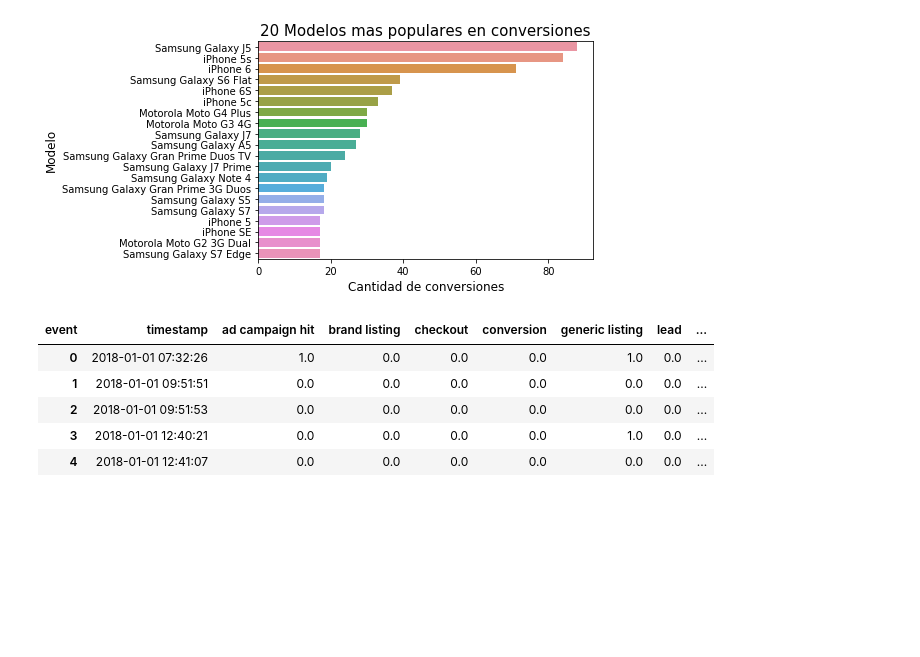
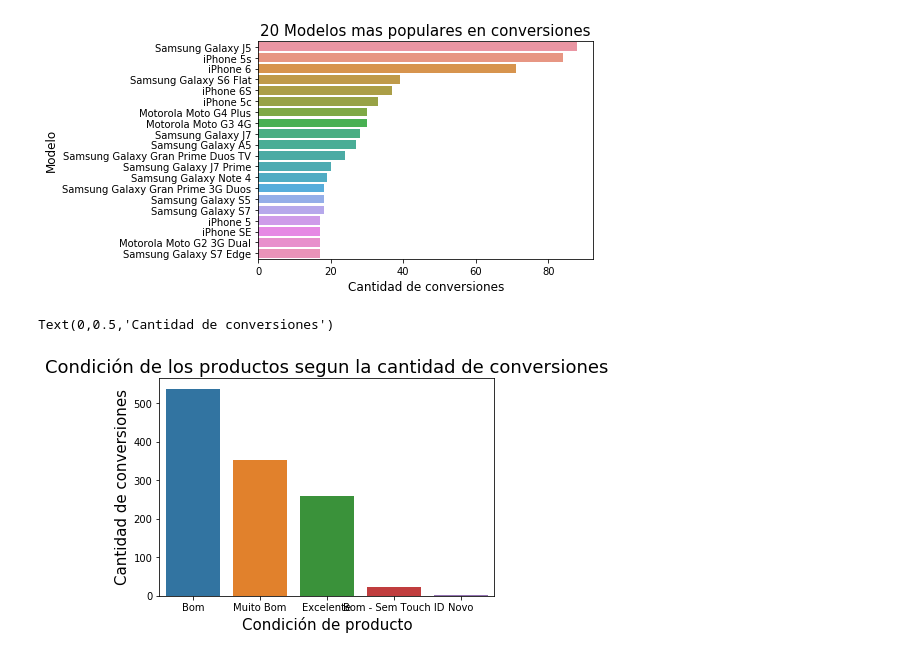
Before and after one commit to IgnacioKomar/OrganizacionDeDatos, a Jupyter notebook: TP1.ipynb, the cells around one changed output. Cells and saved outputs as stored; diff of their text form; code cells hidden in the pictures; blank space fills up the shorter version.

```diff
--- a/TP1.ipynb
+++ b/TP1.ipynb
@@ -212,22 +187,14 @@ g.set_ylabel("Modelo", fontsize=12)
 # %% [output]
 Text(0,0.5,'Modelo')
 [figure]
-# %%
-#cantidad de personas por evento en cada una de las fechas
-cont = datos_completo.groupby(['timestamp', 'event']).count()
-contEvents = cont.pivot_table(index = 'timestamp', columns = 'event', values = 'person')
-contEvents.groupby('timestamp').head()
-persEvent = contEvents.fillna(0)
-new1 = persEvent.reset_index()
-#Agrego dias y meses
-new1['timestamp'] = pd.to_datetime(new1['timestamp'], format='%Y%m%d %H:%M:%S.%f')
-new1['mes'] = new1['timestamp'].dt.month
-new1.head()
-# %% [output]
-| event | timestamp | ad campaign hit | brand listing | checkout | conversion | generic listing | lead | ... |
-| 0 | 2018-01-01 07:32:26 | 1.0 | 0.0 | 0.0 | 0.0 | 1.0 | 0.0 | ... |
-| 1 | 2018-01-01 09:51:51 | 0.0 | 0.0 | 0.0 | 0.0 | 0.0 | 0.0 | ... |
-| 2 | 2018-01-01 09:51:53 | 0.0 | 0.0 | 0.0 | 0.0 | 0.0 | 0.0 | ... |
-| 3 | 2018-01-01 12:40:21 | 0.0 | 0.0 | 0.0 | 0.0 | 1.0 | 0.0 | ... |
-| 4 | 2018-01-01 12:41:07 | 0.0 | 0.0 | 0.0 | 0.0 | 0.0 | 0.0 | ... |
+# %%
+#Quiero ver en que condicion estan los productos dentro de las conversiones
+condiciones = conversiones['condition'].value_counts()
+graph = sns.barplot(x=condiciones.index, y= condiciones.values)
+graph.set_title("Condición de los productos segun la cantidad de conversiones", fontsize=18)
+graph.set_xlabel("Condición de producto", fontsize=15)
+graph.set_ylabel("Cantidad de conversiones", fontsize=15)
+# %% [output]
+Text(0,0.5,'Cantidad de conversiones')
+[figure, added]
 # %%
```
Also changed, not shown: parts of 7 cells of this notebook, 1 other file.
